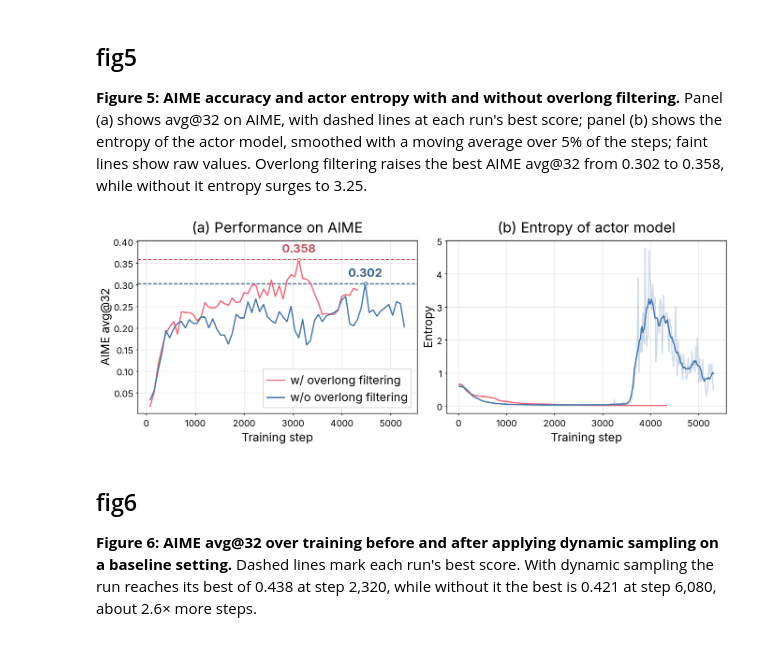
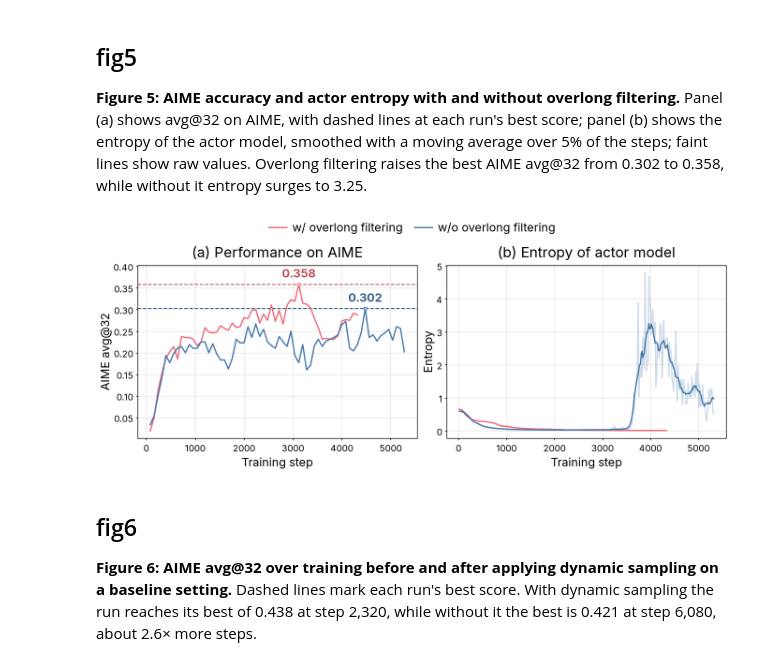
Before and after one commit to bigohofone/academic-figure-skill, a Jupyter notebook: examples/dapo-with-skill.ipynb, the cells around one changed output. Drawn from its saved outputs; the diff is of its cells as text; code cells hidden in the pictures.

```diff
--- a/examples/dapo-with-skill.ipynb
+++ b/examples/dapo-with-skill.ipynb
@@ -113,31 +113,31 @@ plt.show()
 # %%
 data = json.load(open("../dapo.json"))
 
 fig, axes = plt.subplots(1, 2, figsize=(6.75, 2.5))
 for name, color in [("w/ overlong filtering", cset.red), ("w/o overlong filtering", cset.blue)]:
     acc = data["fig5a"][name]
     axes[0].plot(acc["step"], acc["value"], color=color, label=name)
     best = max(acc["value"])
     mark_value(axes[0], acc["step"][acc["value"].index(best)], best, f"{best:.3f}", color)
 
     entropy = data["fig5b"][name]
     axes[1].plot(entropy["step"], entropy["value"], color=color, alpha=0.25)
     axes[1].plot(entropy["step"], smooth(entropy["value"]), color=color)
 
 axes[0].set_title("(a) Performance on AIME")
 axes[0].set_ylabel("AIME avg@32")
 axes[1].set_title("(b) Entropy of actor model")
 axes[1].set_ylabel("Entropy")
 for ax in axes:
     ax.set_xlabel("Training step")
-axes[0].legend(loc="lower right")
+fig.legend(*axes[0].get_legend_handles_labels(), loc="outside upper center", ncol=2, frameon=False, borderaxespad=0)
 
 fit_height(fig, axes, aspect=0.618)
 fig.savefig("fig5.pdf")
 fig.savefig("fig5.png")
 plt.show()
 # %% [output]
-[figure, old version]
+[figure, new version]
 # %% [markdown]
 ## fig6
 
```
Also changed, not shown: parts of 1 cell of this notebook, 3 other files.
